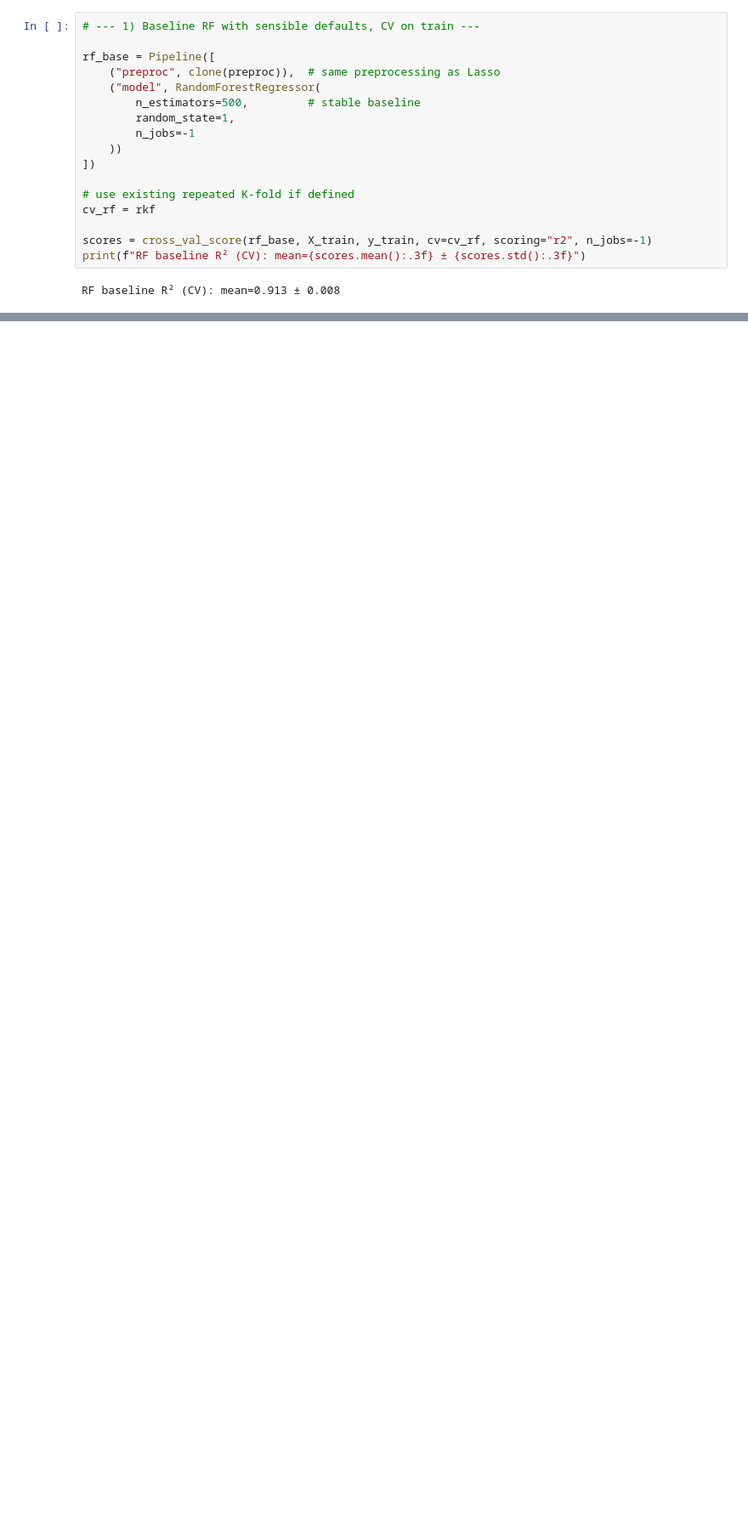
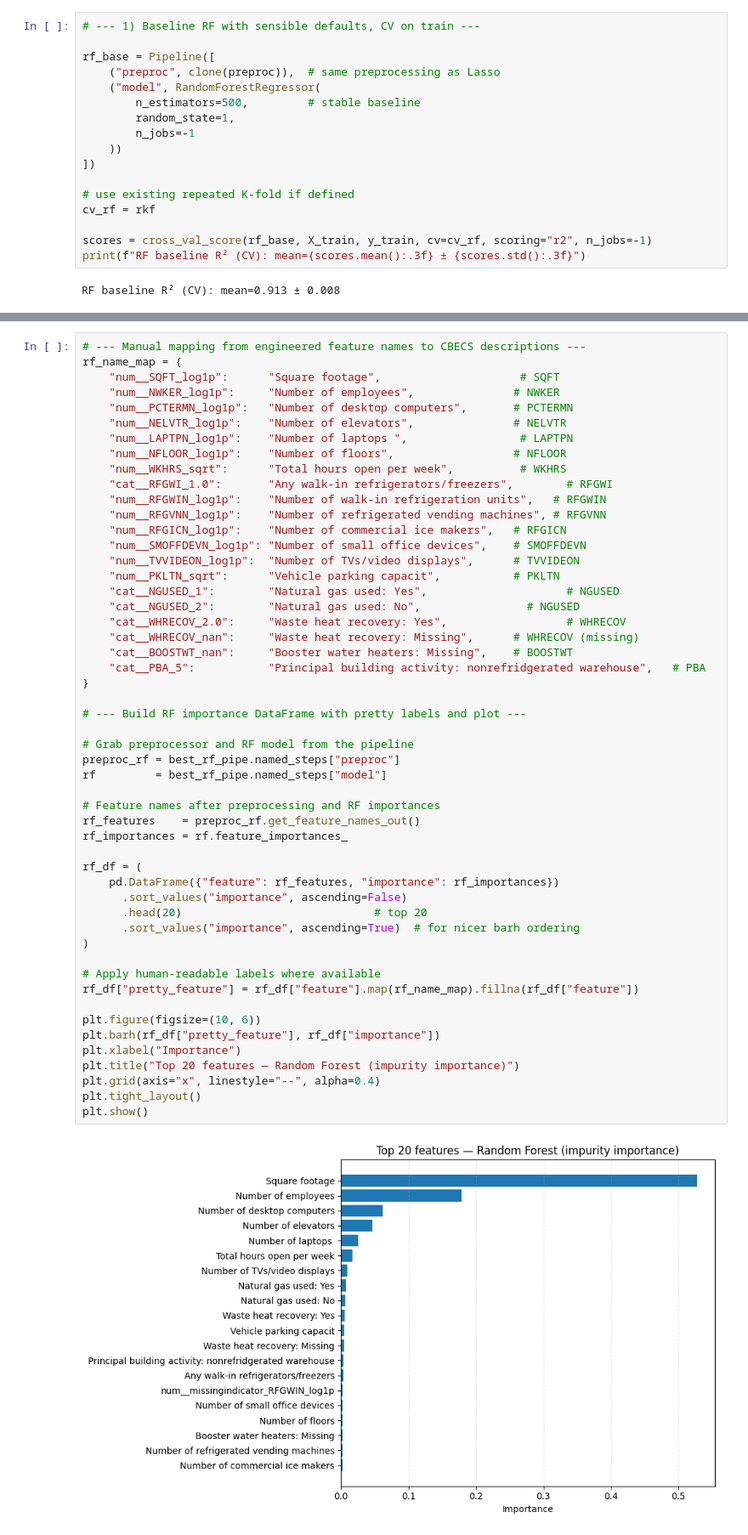
Before and after one commit to dgorin1/CBECS_portfolio, a Jupyter notebook: notebooks/02_build_train.ipynb, the cells around one changed output, grey strips where cells are left out. Shown: that part at 85% size. Drawn from its saved outputs; the diff is of its cells as text; blank space fills up the shorter version.

```diff
--- a/notebooks/02_build_train.ipynb
+++ b/notebooks/02_build_train.ipynb
@@ -1042 +920,55 @@ plot_learning_curve_mae(
+# %%
+# --- Manual mapping from engineered feature names to CBECS descriptions ---
+rf_name_map = {
+    "num__SQFT_log1p":      "Square footage",                     # SQFT
+    "num__NWKER_log1p":     "Number of employees",               # NWKER
+    "num__PCTERMN_log1p":   "Number of desktop computers",       # PCTERMN
+    "num__NELVTR_log1p":    "Number of elevators",               # NELVTR
+    "num__LAPTPN_log1p":    "Number of laptops ",                 # LAPTPN
+    "num__NFLOOR_log1p":    "Number of floors",                  # NFLOOR
+    "num__WKHRS_sqrt":      "Total hours open per week",          # WKHRS
+    "cat__RFGWI_1.0":       "Any walk-in refrigerators/freezers",        # RFGWI
+    "num__RFGWIN_log1p":    "Number of walk-in refrigeration units",   # RFGWIN
+    "num__RFGVNN_log1p":    "Number of refrigerated vending machines", # RFGVNN
+    "num__RFGICN_log1p":    "Number of commercial ice makers",   # RFGICN
+    "num__SMOFFDEVN_log1p": "Number of small office devices",    # SMOFFDEVN
+    "num__TVVIDEON_log1p":  "Number of TVs/video displays",      # TVVIDEON
+    "num__PKLTN_sqrt":      "Vehicle parking capacit",           # PKLTN
+    "cat__NGUSED_1":        "Natural gas used: Yes",                     # NGUSED
+    "cat__NGUSED_2":        "Natural gas used: No",                # NGUSED
+    "cat__WHRECOV_2.0":     "Waste heat recovery: Yes",                  # WHRECOV
+    "cat__WHRECOV_nan":     "Waste heat recovery: Missing",      # WHRECOV (missing)
+    "cat__BOOSTWT_nan":     "Booster water heaters: Missing",    # BOOSTWT
+    "cat__PBA_5":           "Principal building activity: nonrefridgerated warehouse",   # PBA
+}
+
+# --- Build RF importance DataFrame with pretty labels and plot ---
+
+# Grab preprocessor and RF model from the pipeline
+preproc_rf = best_rf_pipe.named_steps["preproc"]
+rf         = best_rf_pipe.named_steps["model"]
+
+# Feature names after preprocessing and RF importances
+rf_features    = preproc_rf.get_feature_names_out()
+rf_importances = rf.feature_importances_
+
+rf_df = (
+    pd.DataFrame({"feature": rf_features, "importance": rf_importances})
+      .sort_values("importance", ascending=False)
+      .head(20)                             # top 20
+      .sort_values("importance", ascending=True)  # for nicer barh ordering
+)
+
+# Apply human-readable labels where available
+rf_df["pretty_feature"] = rf_df["feature"].map(rf_name_map).fillna(rf_df["feature"])
+
+plt.figure(figsize=(10, 6))
+plt.barh(rf_df["pretty_feature"], rf_df["importance"])
+plt.xlabel("Importance")
+plt.title("Top 20 features — Random Forest (impurity importance)")
+plt.grid(axis="x", linestyle="--", alpha=0.4)
+plt.tight_layout()
+plt.show()
+# %% [output]
+[figure, added]
 # %%
```
Also changed, not shown: parts of 39 cells of this notebook, 4 other files.
